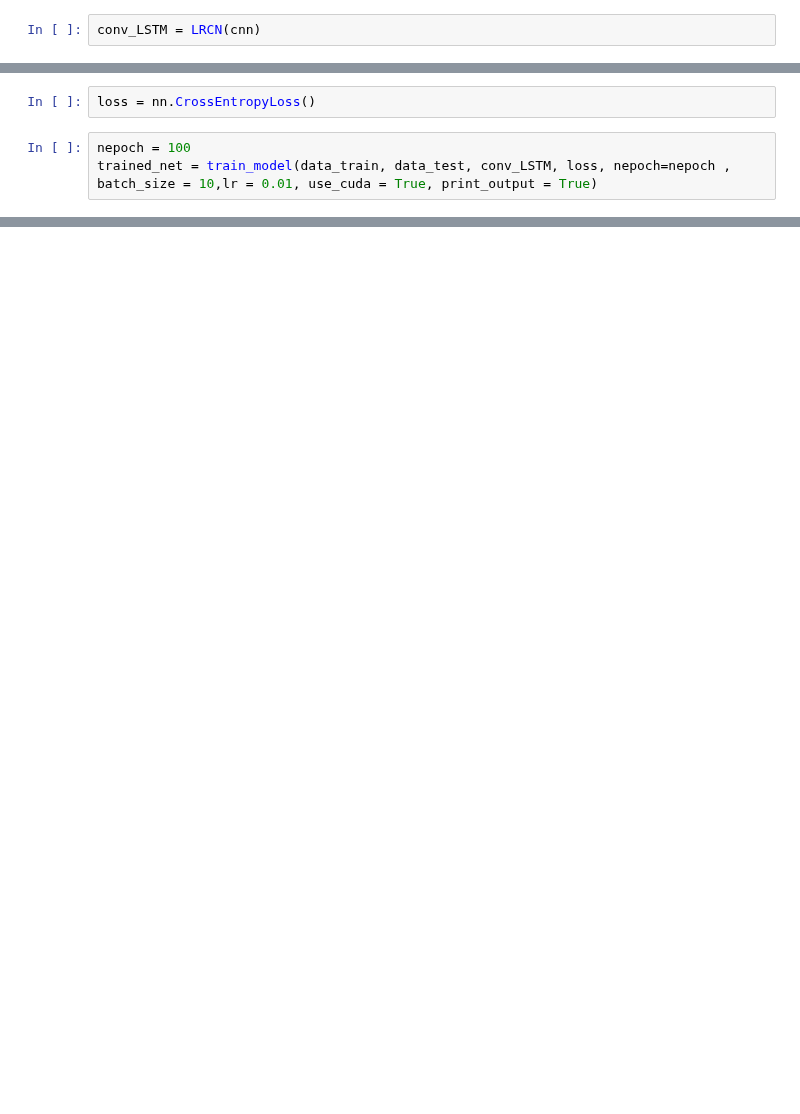
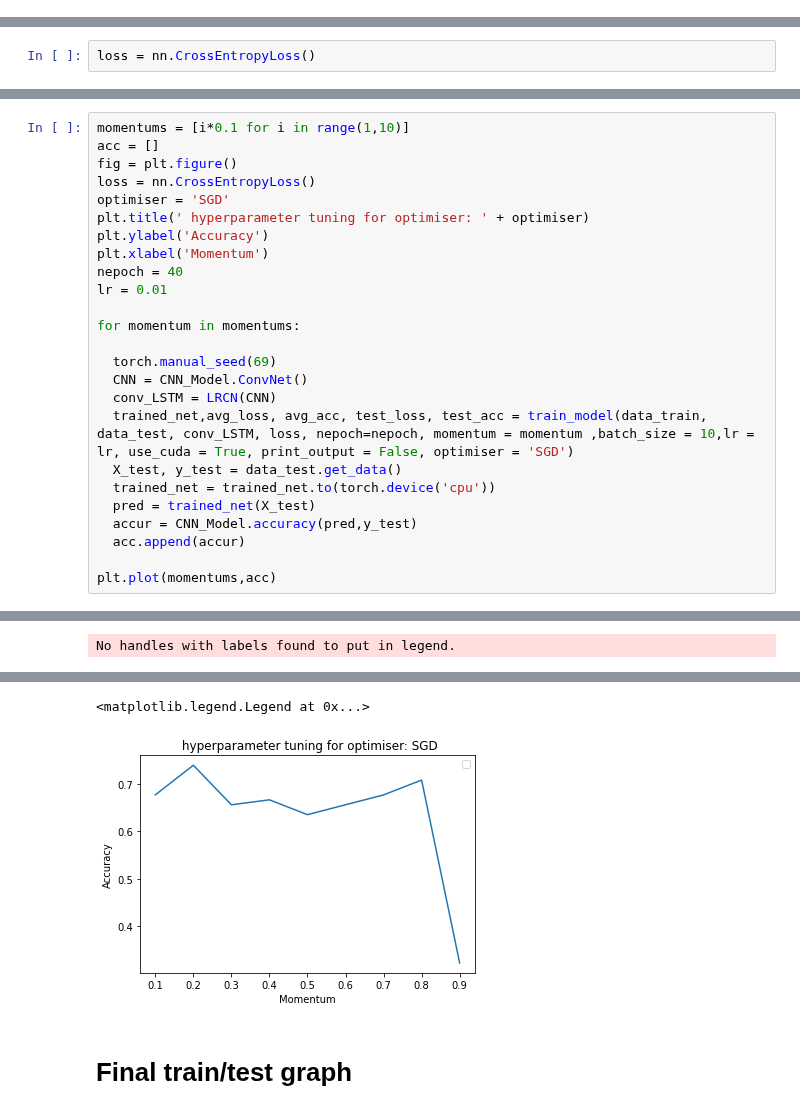
Before and after one commit to JordanFoss/STAT3007_Project, a Jupyter notebook: Conv_LSTM.ipynb, the cells around one changed output, grey strips where cells are left out. Drawn from its saved outputs; the diff is of its cells as text; blank space fills up the shorter version.

Commit message:
Added hyperparameter tuning and graphs

```diff
--- a/Conv_LSTM.ipynb
+++ b/Conv_LSTM.ipynb
@@ -126,5 +101,3 @@ class LRCN(nn.Module):
 
       decision_vec = self.linear(output[0])
       return decision_vec
-# %%
-conv_LSTM = LRCN(cnn)
@@ -179,5 +198,2 @@ def train_model(data_train, data_test, net, loss, nepoch ,lr = 0.01, batch_size
 # %%
 loss = nn.CrossEntropyLoss()
-# %%
-nepoch = 100
-trained_net = train_model(data_train, data_test, conv_LSTM, loss, nepoch=nepoch , batch_size = 10,lr = 0.01, use_cuda = True, print_output = True)
@@ -211,0 +235,26 @@ print(accur)
+# %%
+momentums = [i*0.1 for i in range(1,10)]
+acc = []
+fig = plt.figure()
+loss = nn.CrossEntropyLoss()
+optimiser = 'SGD'
+plt.title(' hyperparameter tuning for optimiser: ' + optimiser)
+plt.ylabel('Accuracy')
+plt.xlabel('Momentum')
+nepoch = 40
+lr = 0.01
+
+for momentum in momentums:
+
+  torch.manual_seed(69)
+  CNN = CNN_Model.ConvNet()
+  conv_LSTM = LRCN(CNN)
+  trained_net,avg_loss, avg_acc, test_loss, test_acc = train_model(data_train, data_test, conv_LSTM, loss, nepoch=nepoch, momentum = momentum ,batch_size = 10,lr = lr, use_cuda = True, print_output = False, optimiser = 'SGD')
+  X_test, y_test = data_test.get_data()
+  trained_net = trained_net.to(torch.device('cpu'))
+  pred = trained_net(X_test)
+  accur = CNN_Model.accuracy(pred,y_test)
+  acc.append(accur)
+
+plt.plot(momentums,acc)
+# %% [output]
@@ -211,0 +269 @@ print(accur)
+No handles with labels found to put in legend.
@@ -211,0 +271,4 @@ print(accur)
+<matplotlib.legend.Legend at 0x...>
+[figure, added]
+# %% [markdown]
+# Final train/test graph
```
Also changed, not shown: parts of 17 cells of this notebook.
